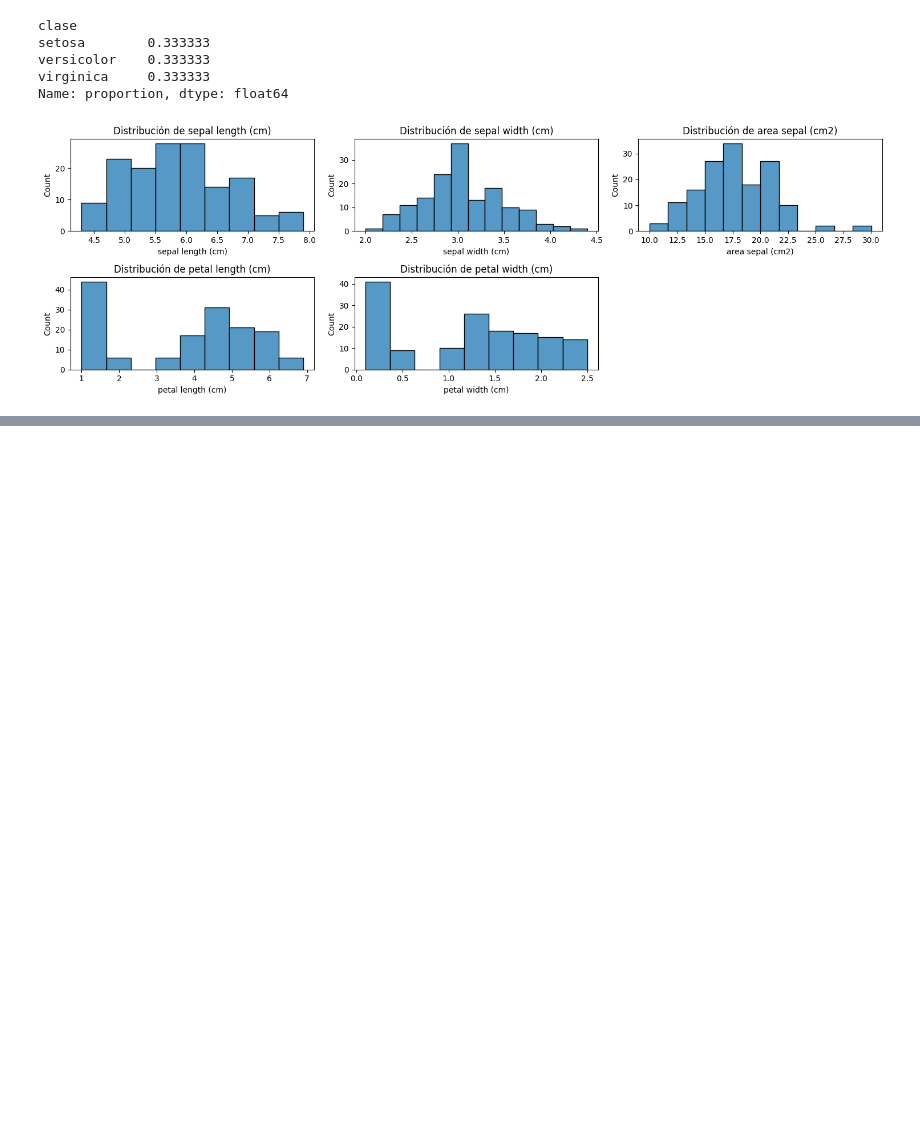
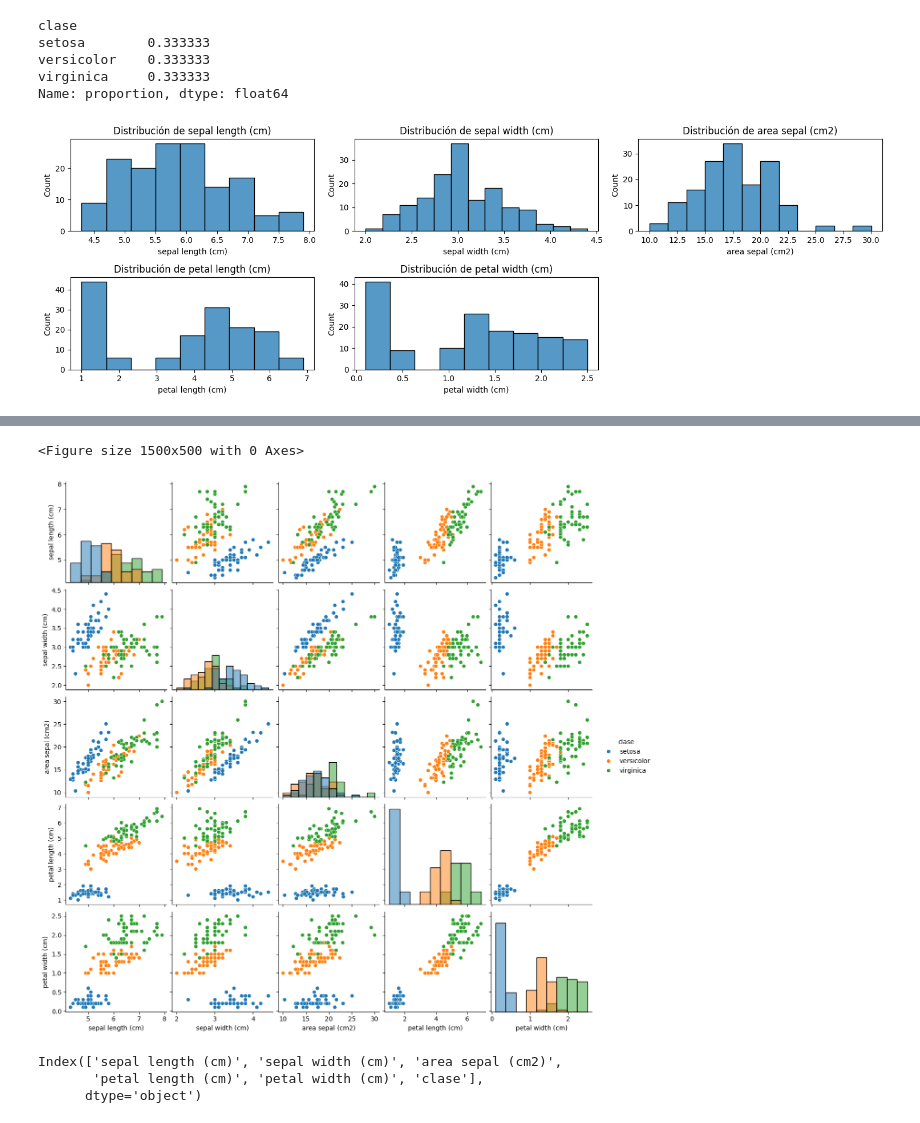
Before and after one commit to IsabelRomoBru/DS102024, a Jupyter notebook: 2-DataAnalysis/10-EDA/Analisis_datos_iris.ipynb, the cells around one changed output, grey strips where cells are left out. Saved outputs shown, nothing was run; the diff lists cells and outputs as text; code cells hidden in the pictures; blank space fills up the shorter version.

```diff
--- a/2-DataAnalysis/10-EDA/Analisis_datos_iris.ipynb
+++ b/2-DataAnalysis/10-EDA/Analisis_datos_iris.ipynb
@@ -191,0 +210,13 @@ plt.show();
+# %%
+plt.figure(figsize=(15,5))
+sns.pairplot(df,hue='clase',diag_kind='hist')
+plt.show();
+# %% [output]
+<Figure size 1500x500 with 0 Axes>
+[figure, added]
+# %%
+df.columns
+# %% [output]
+Index(['sepal length (cm)', 'sepal width (cm)', 'area sepal (cm2)',
+       'petal length (cm)', 'petal width (cm)', 'clase'],
+      dtype='object')
```
Also changed, not shown: parts of 14 cells of this notebook.
